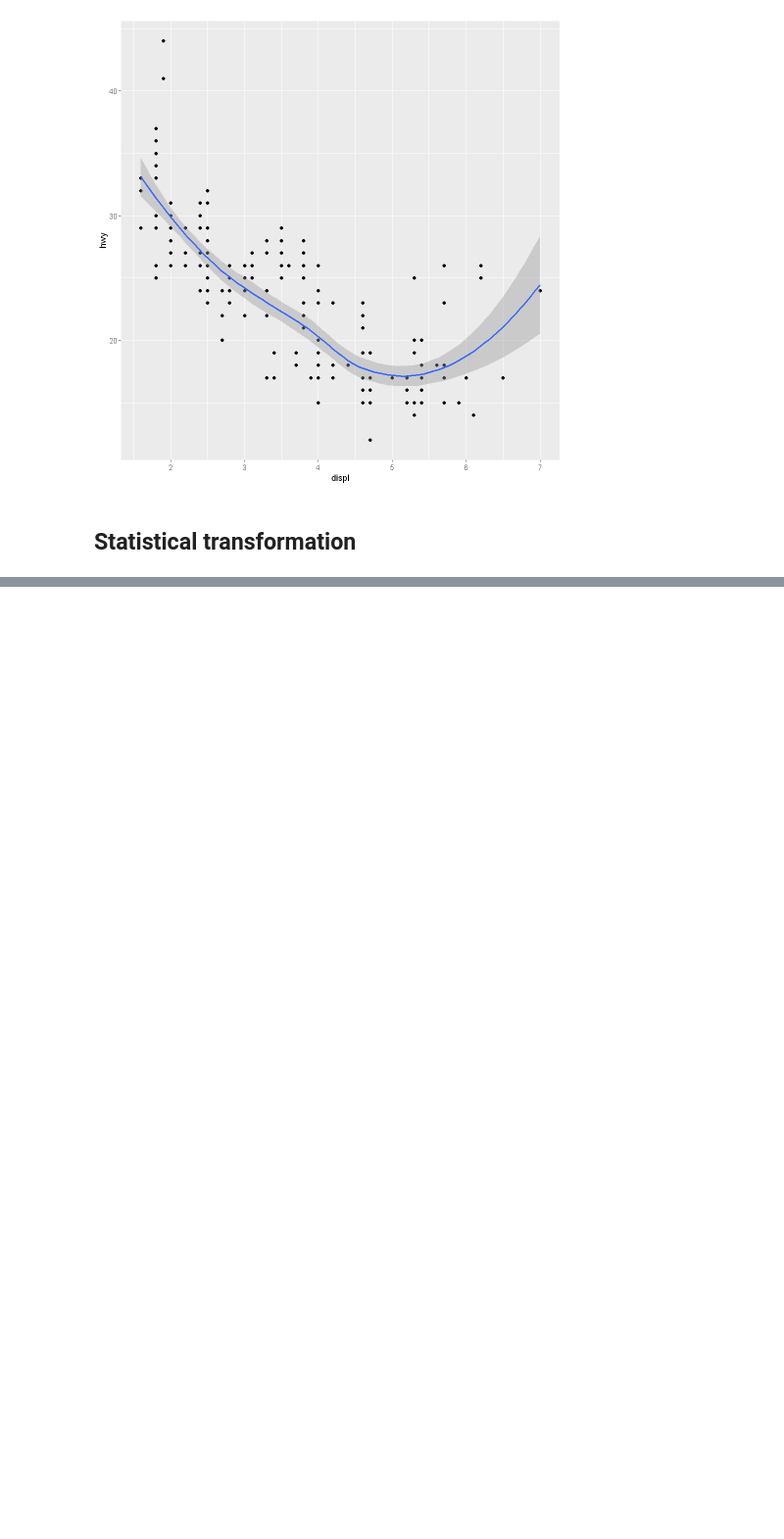
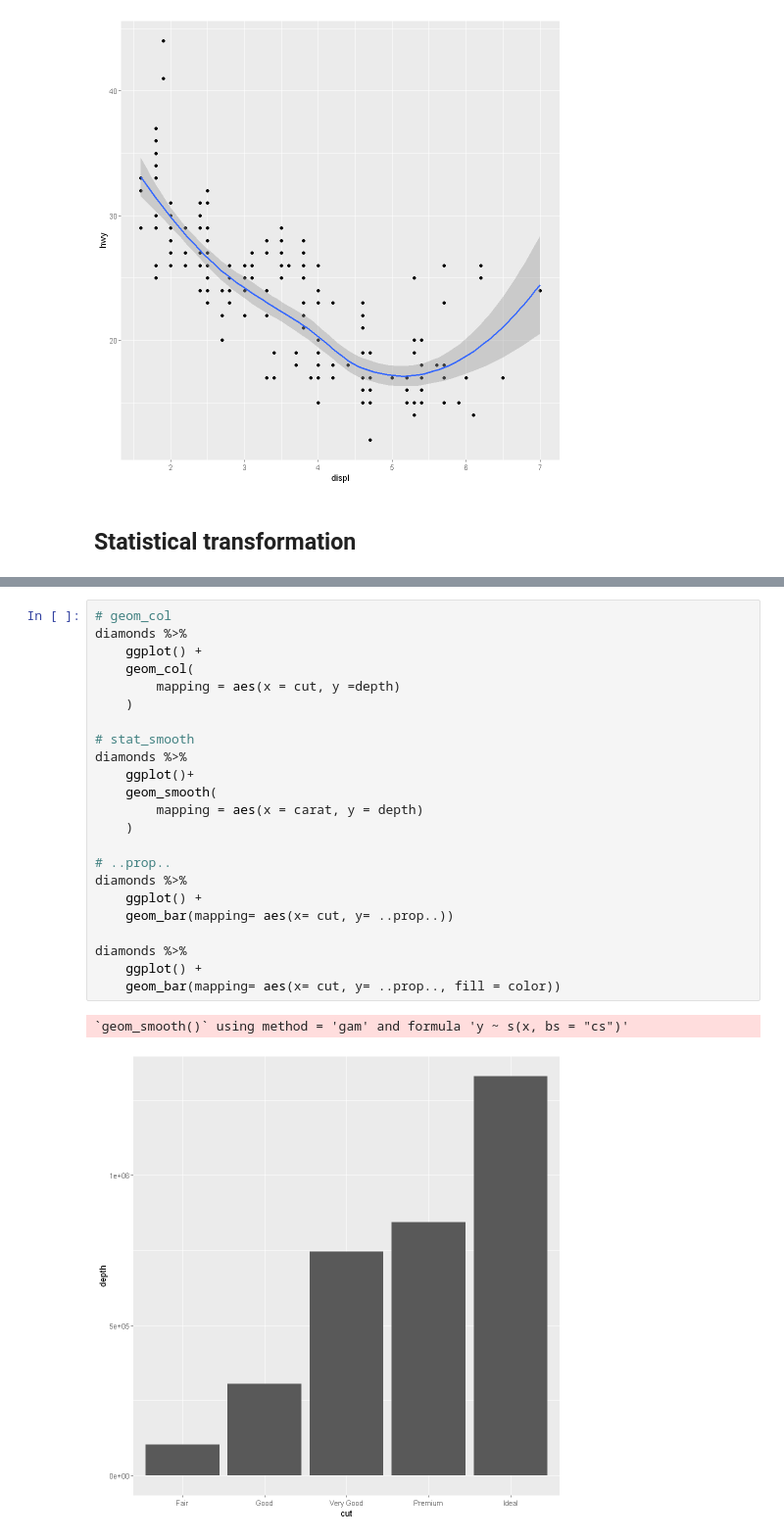
Before and after one commit to MaelvanDijk/DMAE, a Jupyter notebook: Practice/R for Data Science ch01.ipynb, the cells around one changed output, grey strips where cells are left out. Shown at 98% size. Cells and saved outputs as stored; diff of their text form; blank space fills up the shorter version.

```diff
--- a/Practice/R for Data Science ch01.ipynb
+++ b/Practice/R for Data Science ch01.ipynb
@@ -334,0 +402,26 @@ mpg %>%
+# %%
+# geom_col
+diamonds %>%
+    ggplot() +
+    geom_col(
+        mapping = aes(x = cut, y =depth)
+    )
+
+# stat_smooth
+diamonds %>%
+    ggplot()+
+    geom_smooth(
+        mapping = aes(x = carat, y = depth)
+    )
+
+# ..prop..
+diamonds %>%
+    ggplot() +
+    geom_bar(mapping= aes(x= cut, y= ..prop..))
+
+diamonds %>%
+    ggplot() +
+    geom_bar(mapping= aes(x= cut, y= ..prop.., fill = color))
+# %% [output]
+`geom_smooth()` using method = 'gam' and formula 'y ~ s(x, bs = "cs")'
+[figure, added]
```
Also changed, not shown: parts of 18 cells of this notebook, 2 other files.
